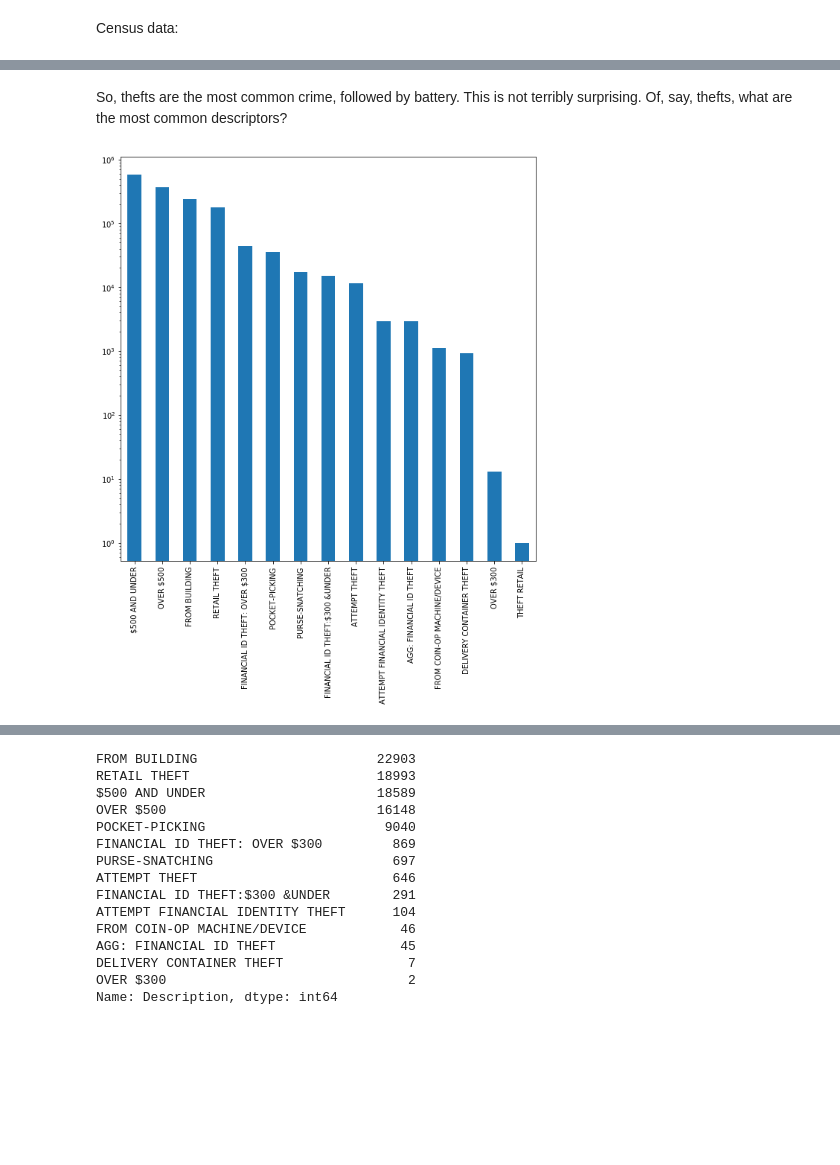
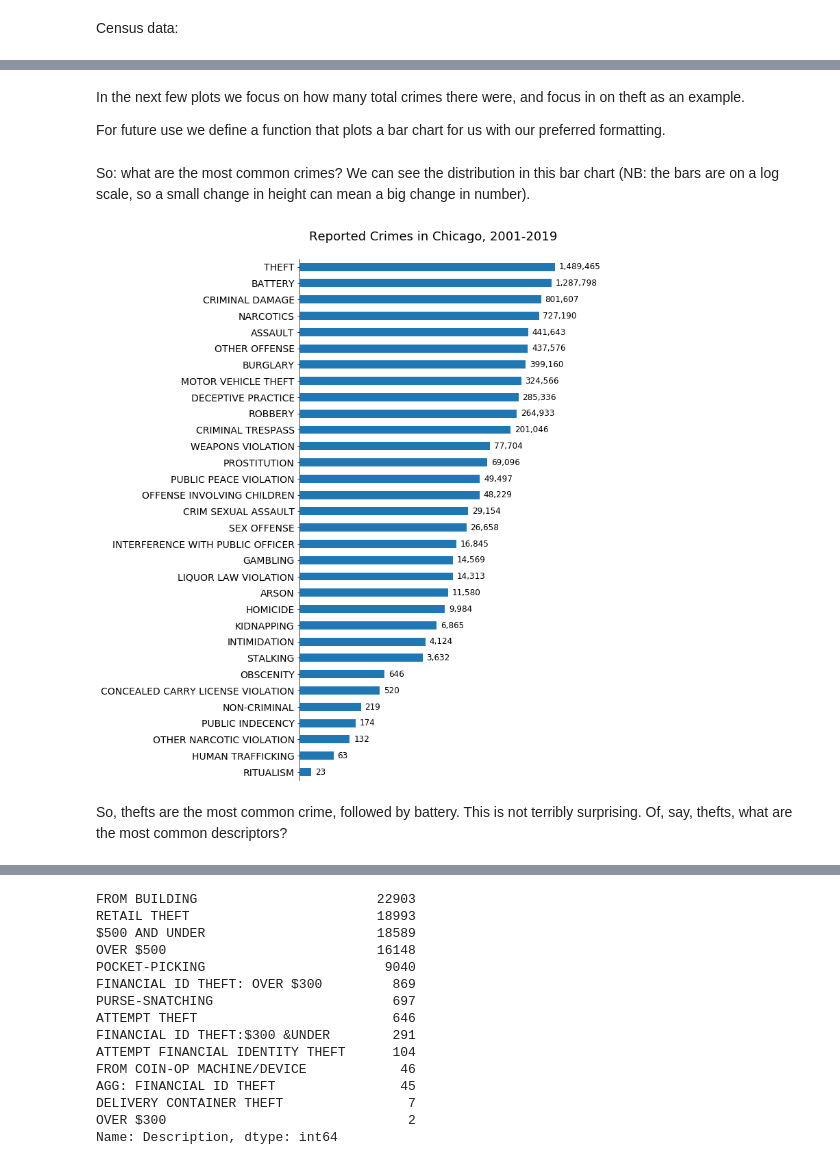
Before and after one commit to emapple/chicago-crime, a Jupyter notebook: notebooks/01-chicago-crime.ipynb, the cells around one changed output, grey strips where cells are left out. Saved outputs shown, nothing was run; the diff lists cells and outputs as text; code cells hidden in the pictures; blank space fills up the shorter version.

```diff
--- a/notebooks/01-chicago-crime.ipynb
+++ b/notebooks/01-chicago-crime.ipynb
@@ -308,7 +69,0 @@ Name: Primary Type, dtype: int64
-# %%
-fig, ax = plt.subplots(1, 1)
-fig.set_size_inches(10, 10)
-crimedata['Primary Type'].value_counts().plot(kind='bar', ax=ax)
-ax.set_yscale('log')
-ax.set_ylabel('N', fontsize=18)
-ax.tick_params(labelsize=14)
@@ -317,9 +80,46 @@ ax.tick_params(labelsize=14)
+# %% [markdown]
+In the next few plots we focus on how many total crimes there were, and focus in on theft as an example.
+
+For future use we define a function that plots a bar chart for us with our preferred formatting.
+# %%
+def horizontal_bar(counts, title=None, **kwargs):
+    """Plot a horizontal bar chart with some nice formatting
+
+    Args:
+        counts : pandas series with crime counts
+        title : preferred title
+        **kwargs : passed to the plotting function
+    """
+    fig, ax = plt.subplots(1, 1)
+
+    counts.plot(kind='barh',
+                ax=ax, **kwargs)
+
+    # turn off unneeded axis lines
+    for loc in ['right', 'bottom', 'top']:
+        ax.spines[loc].set_visible(False)
+
+    # add numerical labels
+    for p in ax.patches:
+        ax.text(p.get_width() * 1.2, p.get_y() + 0.5 * p.get_height(),
+                f'{p.get_width():,}', va='center', fontsize=12)
+
+    # more formatting
+    if title is not None:
+        ax.set_title(f'{title}\n', fontsize=18)
+    ax.set_xscale('log')
+    ax.tick_params('x', which='both', bottom=False, labelbottom=False)
+    ax.tick_params('y', labelsize=14)
+# %% [markdown]
+So: what are the most common crimes? We can see the distribution in this bar chart (NB: the bars are on a log scale, so a small change in height can mean a big change in number).
+# %%
+# find the counts
+counts = crimedata['Primary Type'].value_counts(ascending=True)
+
+# plot using above-defined function
+horizontal_bar(counts, title='Reported Crimes in Chicago, 2001-2019',
+               figsize=(7, 14))
+# %% [output]
+[figure, added]
 # %% [markdown]
 So, thefts are the most common crime, followed by battery. This is not terribly surprising. Of, say, thefts, what are the most common descriptors?
-# %%
-fig, ax = plt.subplots(1, 1)
-fig.set_size_inches(10, 10)
-crimedata.loc[crimedata['Primary Type'] == 'THEFT', 'Description'].value_counts().plot(kind='bar', ax=ax)
-ax.set_yscale('log')
-# %% [output]
-[figure, removed]
```
Also changed, not shown: parts of 72 cells of this notebook, 2 other files.
